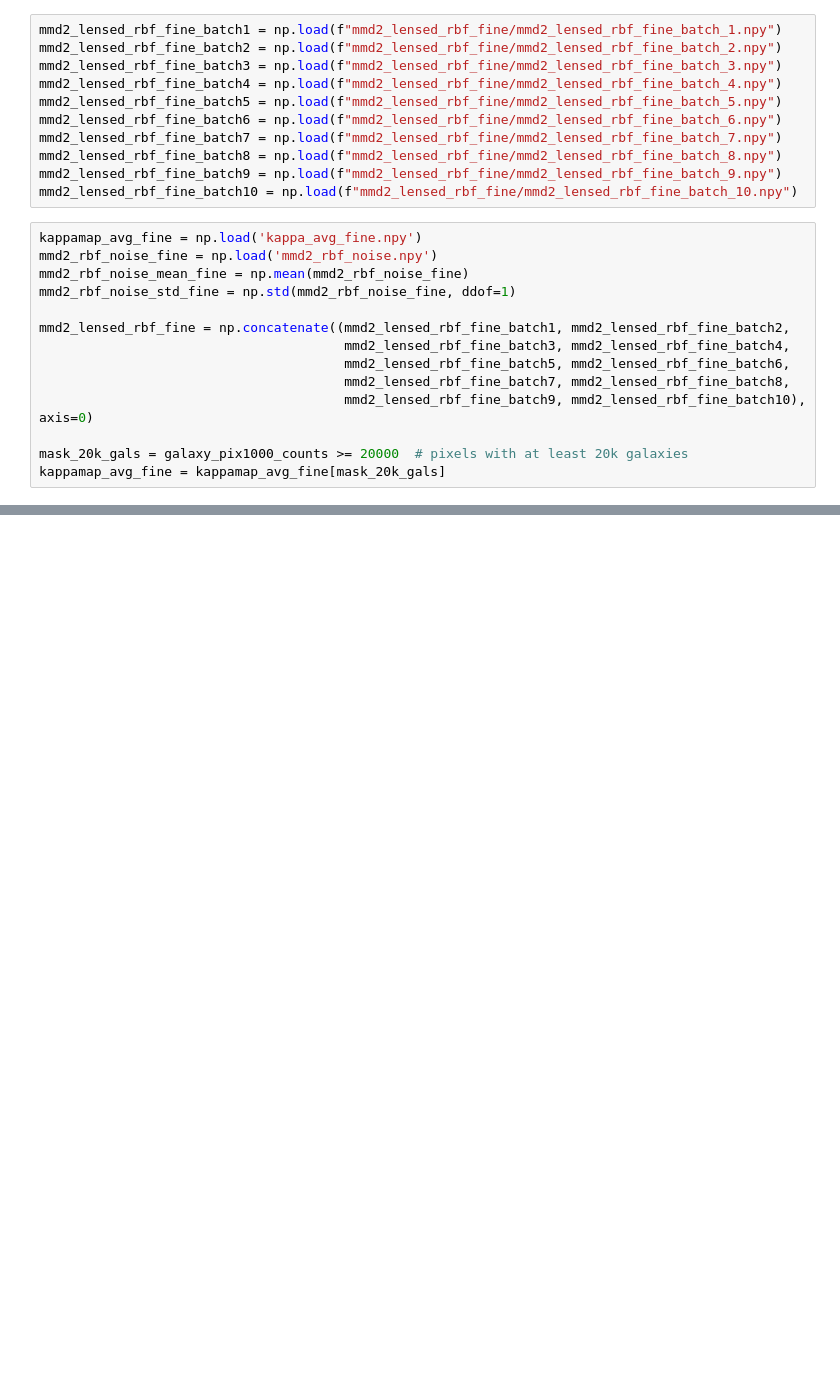
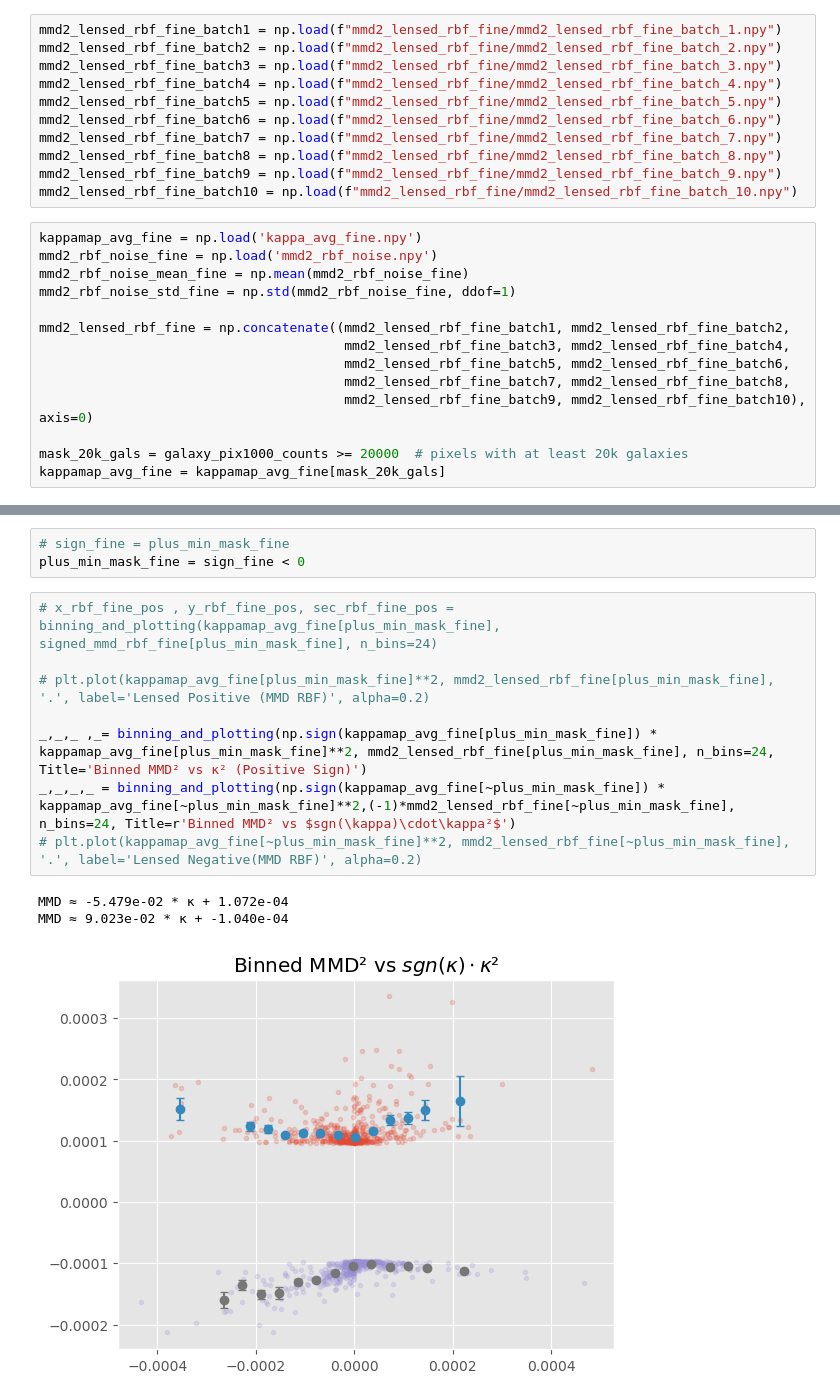
Before and after one commit to santiagobrunner/Weak-Lensing, a Jupyter notebook: MMD_estimator1000.ipynb, the cells around one changed output, grey strips where cells are left out. Cells and saved outputs as stored; diff of their text form; blank space fills up the shorter version.

```diff
--- a/MMD_estimator1000.ipynb
+++ b/MMD_estimator1000.ipynb
@@ -985,0 +1108,15 @@ MMD² ≈ 1.383e-01 * κ² + 1.042e-04
+# %%
+# sign_fine = plus_min_mask_fine
+plus_min_mask_fine = sign_fine < 0
+# %%
+# x_rbf_fine_pos , y_rbf_fine_pos, sec_rbf_fine_pos = binning_and_plotting(kappamap_avg_fine[plus_min_mask_fine], signed_mmd_rbf_fine[plus_min_mask_fine], n_bins=24)
+
+# plt.plot(kappamap_avg_fine[plus_min_mask_fine]**2, mmd2_lensed_rbf_fine[plus_min_mask_fine], '.', label='Lensed Positive (MMD RBF)', alpha=0.2)
+
+_,_,_ ,_= binning_and_plotting(np.sign(kappamap_avg_fine[plus_min_mask_fine]) * kappamap_avg_fine[plus_min_mask_fine]**2, mmd2_lensed_rbf_fine[plus_min_mask_fine], n_bins=24, Title='Binned MMD² vs κ² (Positive Sign)')
+_,_,_,_ = binning_and_plotting(np.sign(kappamap_avg_fine[~plus_min_mask_fine]) * kappamap_avg_fine[~plus_min_mask_fine]**2,(-1)*mmd2_lensed_rbf_fine[~plus_min_mask_fine], n_bins=24, Title=r'Binned MMD² vs $sgn(\kappa)\cdot\kappa²$')
+# plt.plot(kappamap_avg_fine[~plus_min_mask_fine]**2, mmd2_lensed_rbf_fine[~plus_min_mask_fine], '.', label='Lensed Negative(MMD RBF)', alpha=0.2)
+# %% [output]
+MMD ≈ -5.479e-02 * κ + 1.072e-04
+MMD ≈ 9.023e-02 * κ + -1.040e-04
+[figure, added]
```
Also changed, not shown: parts of 11 cells of this notebook.
